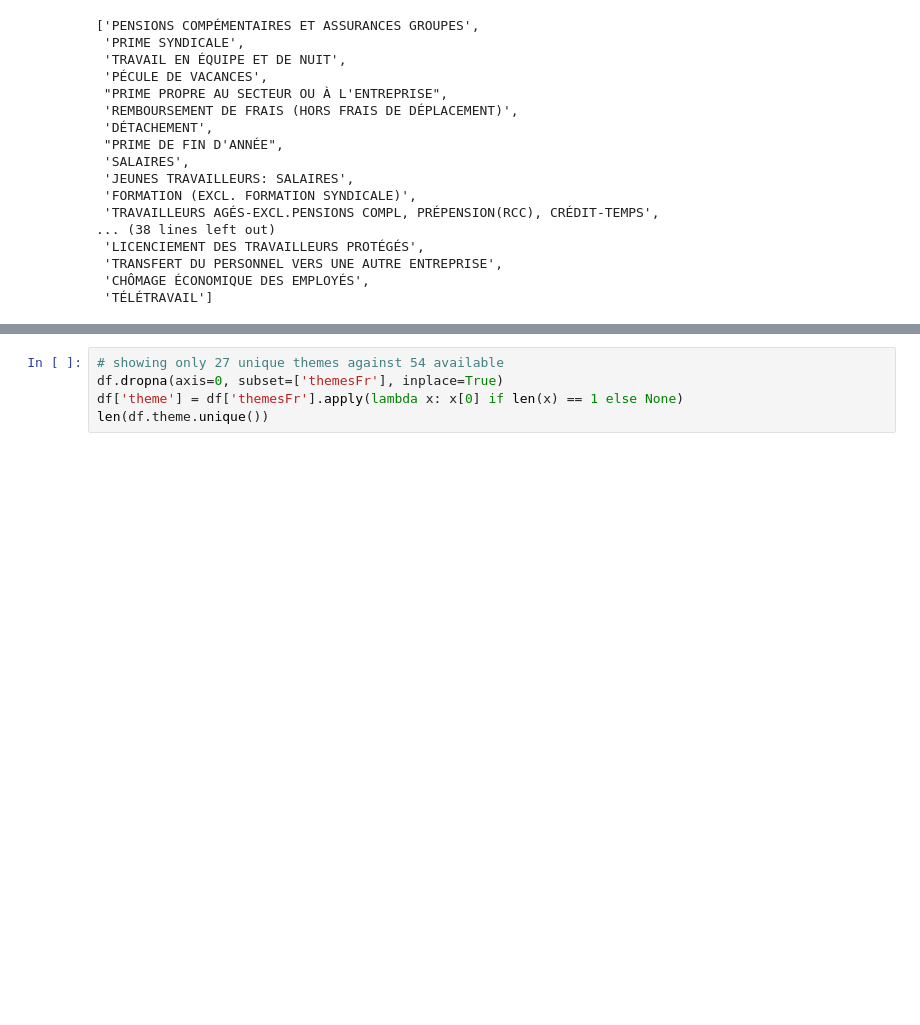
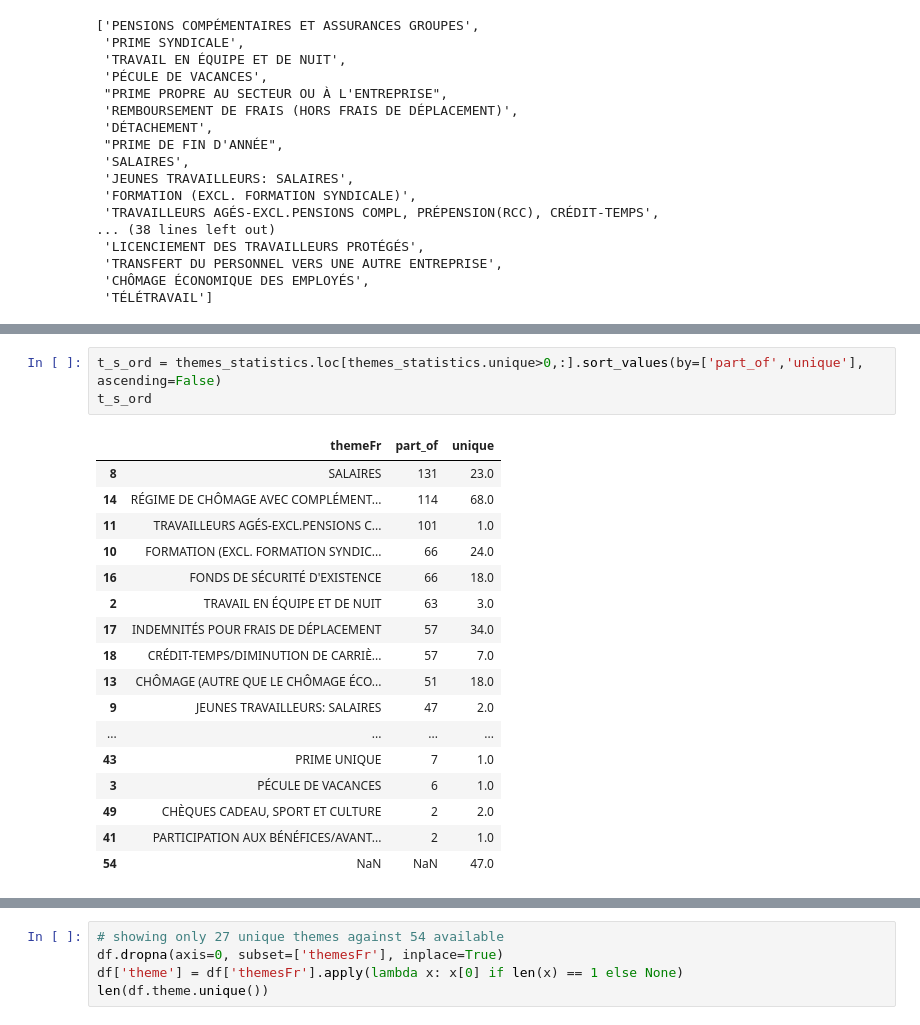
Before and after one commit to naomithiru/KPMG-Usecase, a Jupyter notebook: assets/docs_labeling_fr.ipynb, the cells around one changed output, grey strips where cells are left out. Drawn from its saved outputs; the diff is of its cells as text; blank space fills up the shorter version.

```diff
--- a/assets/docs_labeling_fr.ipynb
+++ b/assets/docs_labeling_fr.ipynb
@@ -799,3 +825,24 @@ themes_statistics
 | 52 | CHÔMAGE ÉCONOMIQUE DES EMPLOYÉS | 2 | 0.0 |
 | 53 | TÉLÉTRAVAIL | 4 | 0.0 |
 | 54 | NaN | NaN | 47.0 |
+# %%
+t_s_ord = themes_statistics.loc[themes_statistics.unique>0,:].sort_values(by=['part_of','unique'], ascending=False)
+t_s_ord
+# %% [output]
+|  | themeFr | part_of | unique |
+| 8 | SALAIRES | 131 | 23.0 |
+| 14 | RÉGIME DE CHÔMAGE AVEC COMPLÉMENT... | 114 | 68.0 |
+| 11 | TRAVAILLEURS AGÉS-EXCL.PENSIONS C... | 101 | 1.0 |
+| 10 | FORMATION (EXCL. FORMATION SYNDIC... | 66 | 24.0 |
+| 16 | FONDS DE SÉCURITÉ D'EXISTENCE | 66 | 18.0 |
+| 2 | TRAVAIL EN ÉQUIPE ET DE NUIT | 63 | 3.0 |
+| 17 | INDEMNITÉS POUR FRAIS DE DÉPLACEMENT | 57 | 34.0 |
+| 18 | CRÉDIT-TEMPS/DIMINUTION DE CARRIÈ... | 57 | 7.0 |
+| 13 | CHÔMAGE (AUTRE QUE LE CHÔMAGE ÉCO... | 51 | 18.0 |
+| 9 | JEUNES TRAVAILLEURS: SALAIRES | 47 | 2.0 |
+| ... | ... | ... | ... |
+| 43 | PRIME UNIQUE | 7 | 1.0 |
+| 3 | PÉCULE DE VACANCES | 6 | 1.0 |
+| 49 | CHÈQUES CADEAU, SPORT ET CULTURE | 2 | 2.0 |
+| 41 | PARTICIPATION AUX BÉNÉFICES/AVANT... | 2 | 1.0 |
+| 54 | NaN | NaN | 47.0 |
```
Also changed, not shown: parts of 15 cells of this notebook.
